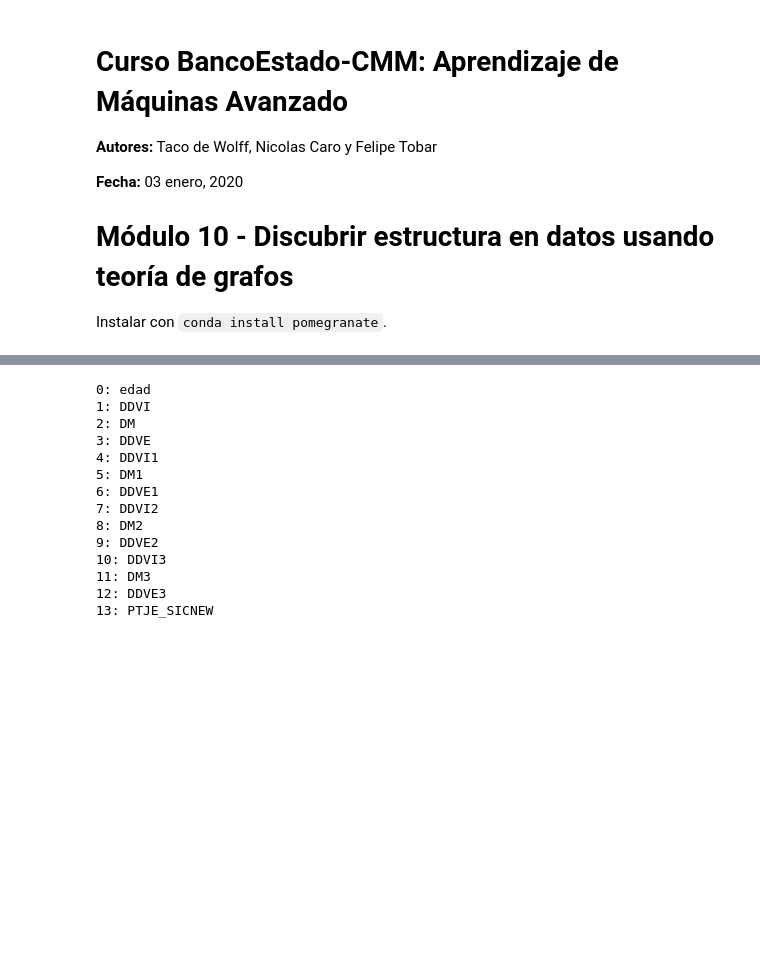
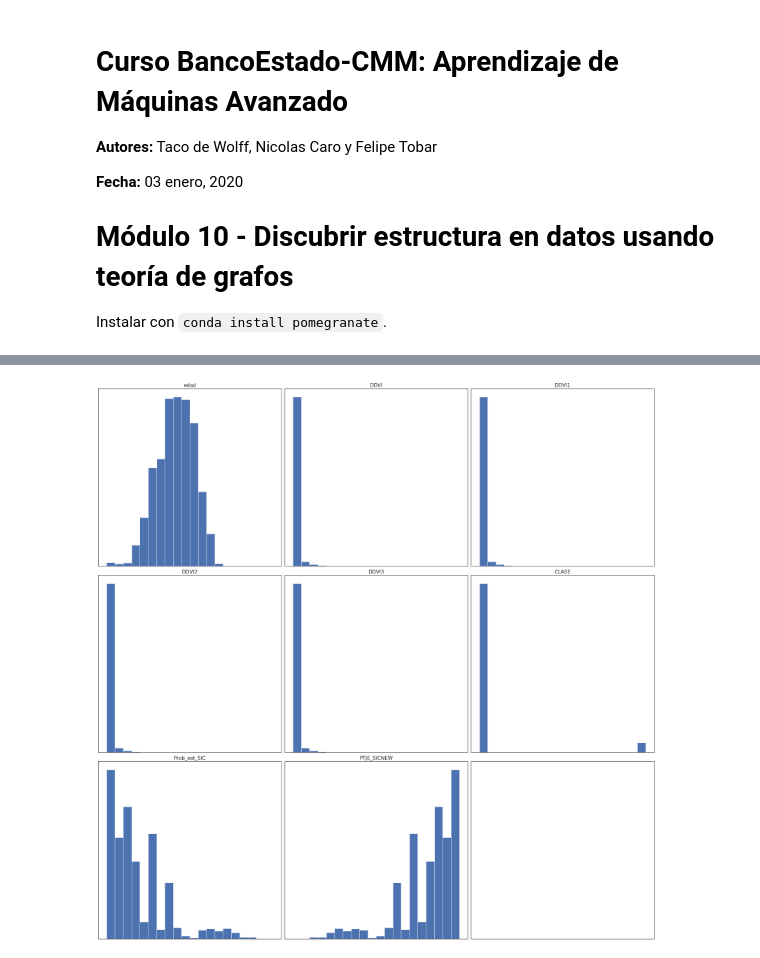
Before and after one commit to GAMES-UChile/Curso-BancoEstado, a Jupyter notebook: modulo10/modulo10.ipynb, the cells around one changed output, grey strips where cells are left out. Drawn from its saved outputs; the diff is of its cells as text; code cells hidden in the pictures; blank space fills up the shorter version.

```diff
--- a/modulo10/modulo10.ipynb
+++ b/modulo10/modulo10.ipynb
@@ -50,25 +50,23 @@ df0.head(100)
-# %%
-df = df0[:100]
-
-X = df.loc[:, df.columns != 'CLASE']
-y = df['CLASE']
-
-model = BayesianNetwork.from_samples(X, algorithm='exact')
-
-for i, name in enumerate(X.columns):
-    print('%d: %s' % (i, name))
-# %% [output]
-0: edad
-1: DDVI
-2: DM
-3: DDVE
-4: DDVI1
-5: DM1
-6: DDVE1
-7: DDVI2
-8: DM2
-9: DDVE2
-10: DDVI3
-11: DM3
-12: DDVE3
-13: PTJE_SICNEW
+# %%
+def plot_histograms(df):
+    width = int(np.ceil(np.sqrt(len(df.columns))))
+    height = int(np.ceil(len(df.columns) / width))
+    fig, axes = plt.subplots(height, width, figsize=(25, 25), tight_layout=True)
+
+    for j in range(height):
+        for i in range(width):
+            ax = axes[j,i]
+            col = j*width+i
+            if col < len(df.columns):
+                title = df.columns[col]
+                if len(title) > 12:
+                    title = title[:12]
+                ax.set_title(title, fontdict={'fontsize': 16.0})
+
+                data = df.iloc[:, col]
+                ax.hist(data, bins=20)
+            ax.tick_params(labelbottom=False, labelleft=False, left=False, bottom=False)
+
+plot_histograms(df0)
+# %% [output]
+[figure, added]
```
Also changed, not shown: parts of 15 cells of this notebook, 2 other files.
